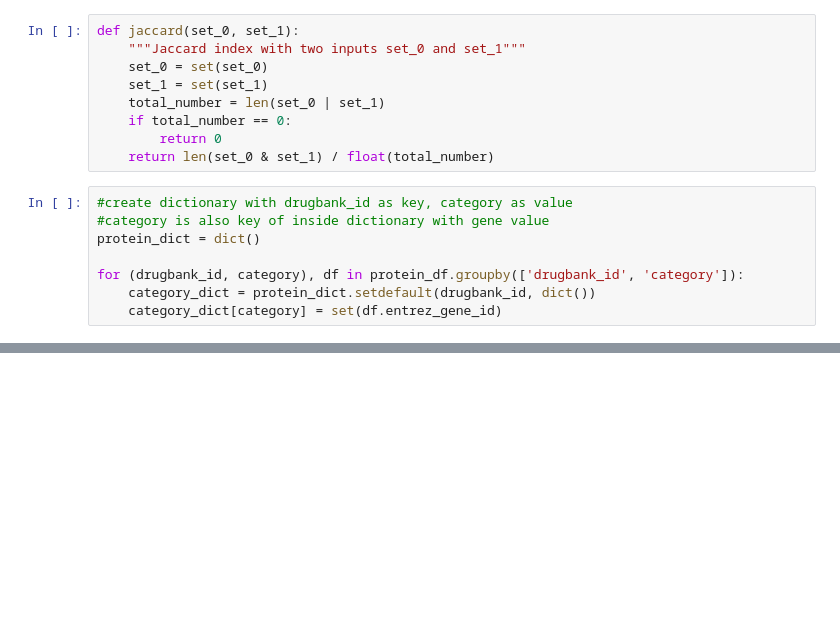
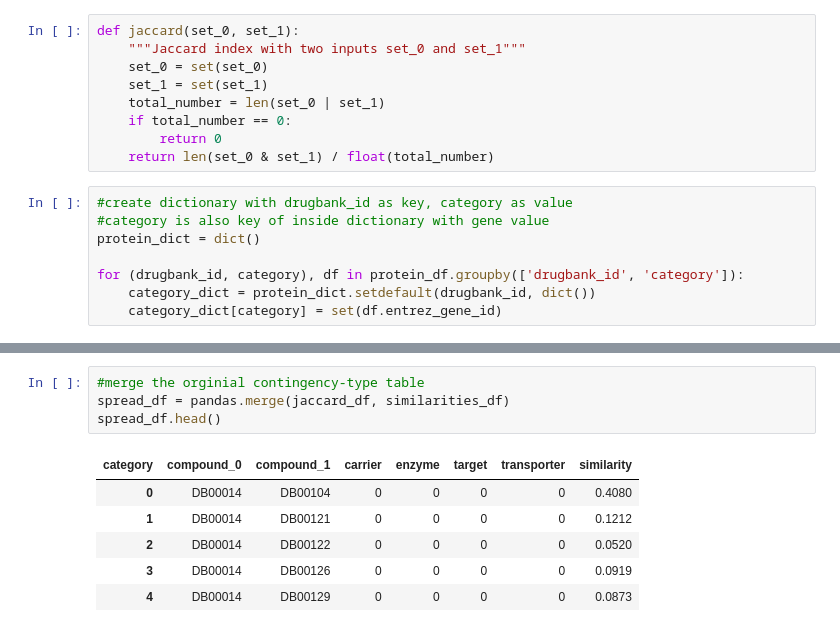
Before and after one commit to sabrinalchen/drugbank-similarity, a Jupyter notebook: similarities.ipynb, the cells around one changed output, grey strips where cells are left out. Cells and saved outputs as stored; diff of their text form; blank space fills up the shorter version.

```diff
--- a/similarities.ipynb
+++ b/similarities.ipynb
@@ -76,0 +87,11 @@ short_spread_binary_df=spread_binary_df[list(categories)] #extract only category
+# %%
+#merge the orginial contingency-type table
+spread_df = pandas.merge(jaccard_df, similarities_df)
+spread_df.head()
+# %% [output]
+| category | compound_0 | compound_1 | carrier | enzyme | target | transporter | similarity |
+| 0 | DB00014 | DB00104 | 0 | 0 | 0 | 0 | 0.4080 |
+| 1 | DB00014 | DB00121 | 0 | 0 | 0 | 0 | 0.1212 |
+| 2 | DB00014 | DB00122 | 0 | 0 | 0 | 0 | 0.0520 |
+| 3 | DB00014 | DB00126 | 0 | 0 | 0 | 0 | 0.0919 |
+| 4 | DB00014 | DB00129 | 0 | 0 | 0 | 0 | 0.0873 |
```
Also changed, not shown: parts of 26 cells of this notebook, 5 other files.
